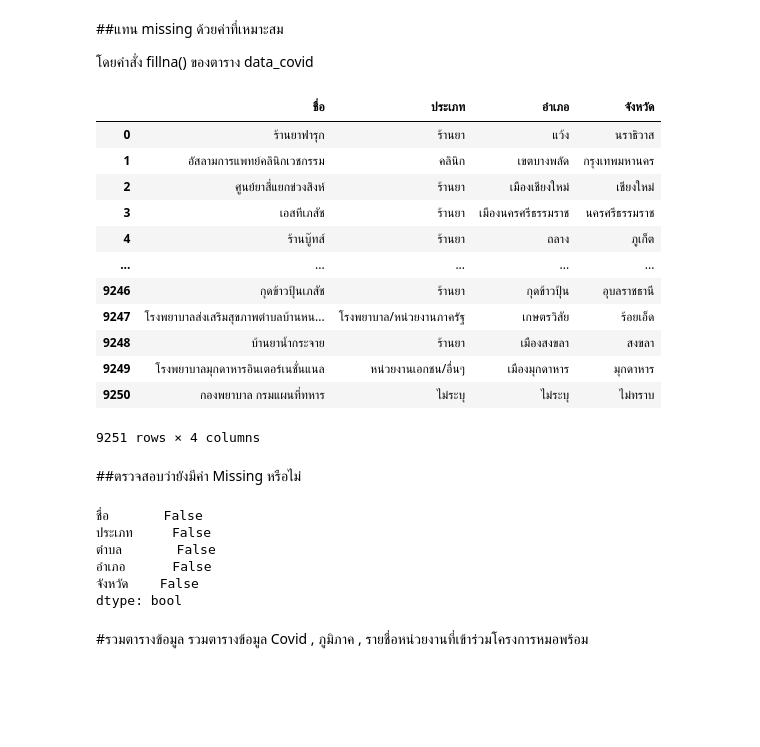
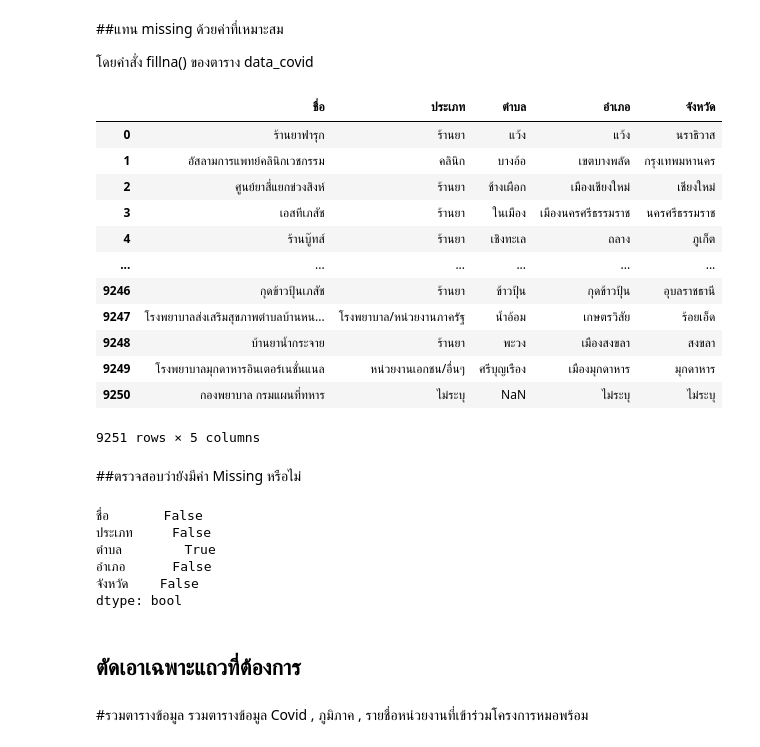
Before and after one commit to suwitchaya17/data_viz_2022, a Jupyter notebook: Dashboard_project.ipynb, the cells around one changed output. Cells and saved outputs as stored; diff of their text form; code cells hidden in the pictures; blank space fills up the shorter version.

```diff
--- a/Dashboard_project.ipynb
+++ b/Dashboard_project.ipynb
@@ -442,6 +429,6 @@ mohpromt_covid  #เรียกดูตารางของรายชื่
 # %% [markdown]
 #***ตารางข้อมูล รายชื่อหน่วยงานที่เข้าร่วมโครงการหมอพร้อม
 # %%
-all_datamohpromt = mohpromt_covid[['ชื่อ','ประเภท','อำเภอ','จังหวัด']]
+all_datamohpromt = mohpromt_covid[['ชื่อ','ประเภท','ตำบล','อำเภอ','จังหวัด']]
 all_datamohpromt
 # %% [output]
@@ -474,22 +462,22 @@ dtype: bool
 
 โดยคำสั่ง fillna() ของตาราง data_covid
 # %%
-mohpromt_covid_updated = all_datamohpromt.fillna(value={'ประเภท':'ไม่ระบุ', 'อำเภอ':'ไม่ระบุ','จังหวัด':'ไม่ทราบ'}) #แทน missing ด้วยค่าที่เหมาะสม ในตาราง mohpromt_covid
+mohpromt_covid_updated = all_datamohpromt.fillna(value={'ประเภท':'ไม่ระบุ', 'อำเภอ':'ไม่ระบุ','จังหวัด':'ไม่ระบุ'}) #แทน missing ด้วยค่าที่เหมาะสม ในตาราง mohpromt_covid
 mohpromt_covid_updated #เรียกดูตาราง mohpromt_covid_updated
 # %% [output]
-|  | ชื่อ | ประเภท | อำเภอ | จังหวัด |
-| 0 | ร้านยาฟารุก | ร้านยา | แว้ง | นราธิวาส |
-| 1 | อัสลามการแพทย์คลินิกเวชกรรม | คลินิก | เขตบางพลัด | กรุงเทพมหานคร |
-| 2 | ศูนย์ยาสี่แยกข่วงสิงห์ | ร้านยา | เมืองเชียงใหม่ | เชียงใหม่ |
-| 3 | เอสทีเภสัช | ร้านยา | เมืองนครศรีธรรมราช | นครศรีธรรมราช |
-| 4 | ร้านบู๊ทส์ | ร้านยา | ถลาง | ภูเก็ต |
-| ... | ... | ... | ... | ... |
-| 9246 | กุดข้าวปุ้นเภสัช | ร้านยา | กุดข้าวปุ้น | อุบลราชธานี |
-| 9247 | โรงพยาบาลส่งเสริมสุขภาพตำบลบ้านหน... | โรงพยาบาล/หน่วยงานภาครัฐ | เกษตรวิสัย | ร้อยเอ็ด |
-| 9248 | บ้านยาน้ำกระจาย | ร้านยา | เมืองสงขลา | สงขลา |
-| 9249 | โรงพยาบาลมุกดาหารอินเตอร์เนชั่นแนล | หน่วยงานเอกชน/อื่นๆ | เมืองมุกดาหาร | มุกดาหาร |
-| 9250 | กองพยาบาล กรมแผนที่ทหาร | ไม่ระบุ | ไม่ระบุ | ไม่ทราบ |
+|  | ชื่อ | ประเภท | ตำบล | อำเภอ | จังหวัด |
+| 0 | ร้านยาฟารุก | ร้านยา | แว้ง | แว้ง | นราธิวาส |
+| 1 | อัสลามการแพทย์คลินิกเวชกรรม | คลินิก | บางอ้อ | เขตบางพลัด | กรุงเทพมหานคร |
+| 2 | ศูนย์ยาสี่แยกข่วงสิงห์ | ร้านยา | ช้างเผือก | เมืองเชียงใหม่ | เชียงใหม่ |
+| 3 | เอสทีเภสัช | ร้านยา | ในเมือง | เมืองนครศรีธรรมราช | นครศรีธรรมราช |
+| 4 | ร้านบู๊ทส์ | ร้านยา | เชิงทะเล | ถลาง | ภูเก็ต |
+| ... | ... | ... | ... | ... | ... |
+| 9246 | กุดข้าวปุ้นเภสัช | ร้านยา | ข้าวปุ้น | กุดข้าวปุ้น | อุบลราชธานี |
+| 9247 | โรงพยาบาลส่งเสริมสุขภาพตำบลบ้านหน... | โรงพยาบาล/หน่วยงานภาครัฐ | น้ำอ้อม | เกษตรวิสัย | ร้อยเอ็ด |
+| 9248 | บ้านยาน้ำกระจาย | ร้านยา | พะวง | เมืองสงขลา | สงขลา |
+| 9249 | โรงพยาบาลมุกดาหารอินเตอร์เนชั่นแนล | หน่วยงานเอกชน/อื่นๆ | ศรีบุญเรือง | เมืองมุกดาหาร | มุกดาหาร |
+| 9250 | กองพยาบาล กรมแผนที่ทหาร | ไม่ระบุ | NaN | ไม่ระบุ | ไม่ระบุ |
-9251 rows × 4 columns
+9251 rows × 5 columns
 # %% [markdown]
 ##ตรวจสอบว่ายังมีค่า Missing หรือไม่
 # %%
@@ -498,7 +486,9 @@ mohpromt_covid_updated.isnull().any() #ดูค่า Missing คอลัม
 # %% [output]
 ชื่อ       False
 ประเภท     False
-ตำบล       False
+ตำบล        True
 อำเภอ      False
 จังหวัด    False
 dtype: bool
+# %% [markdown]
+## ตัดเอาเฉพาะแถวที่ต้องการ
```
Also changed, not shown: parts of 19 cells of this notebook.
